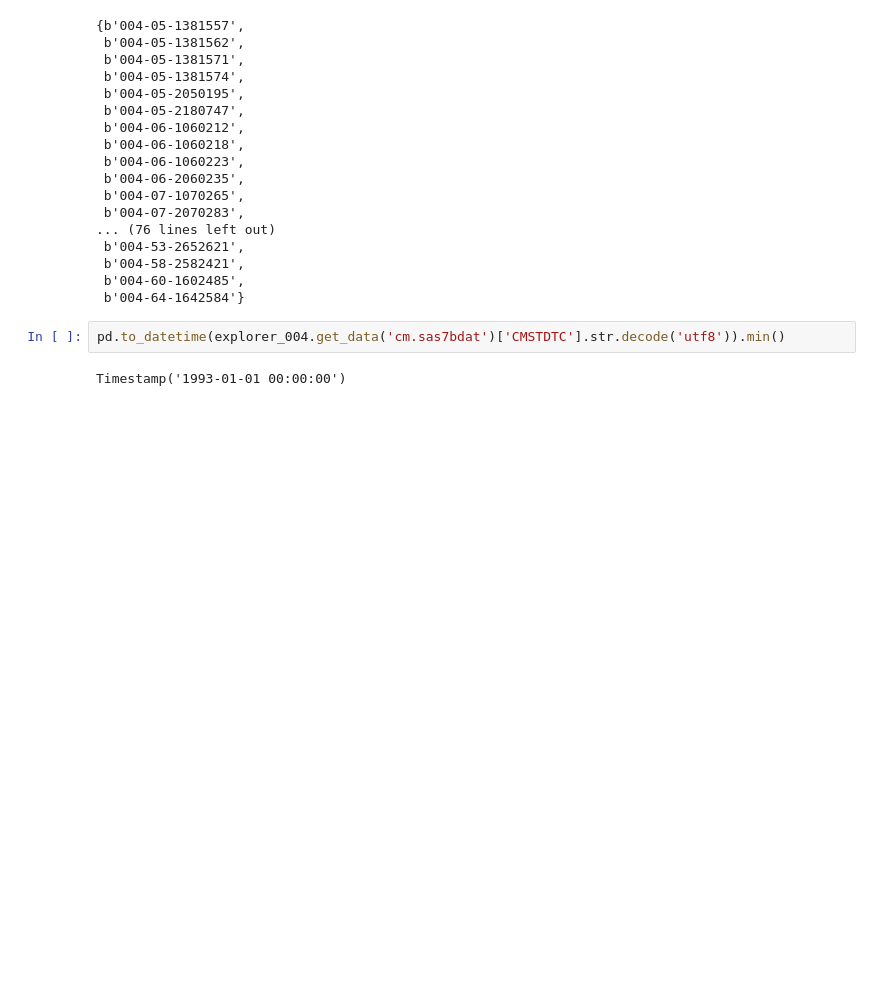
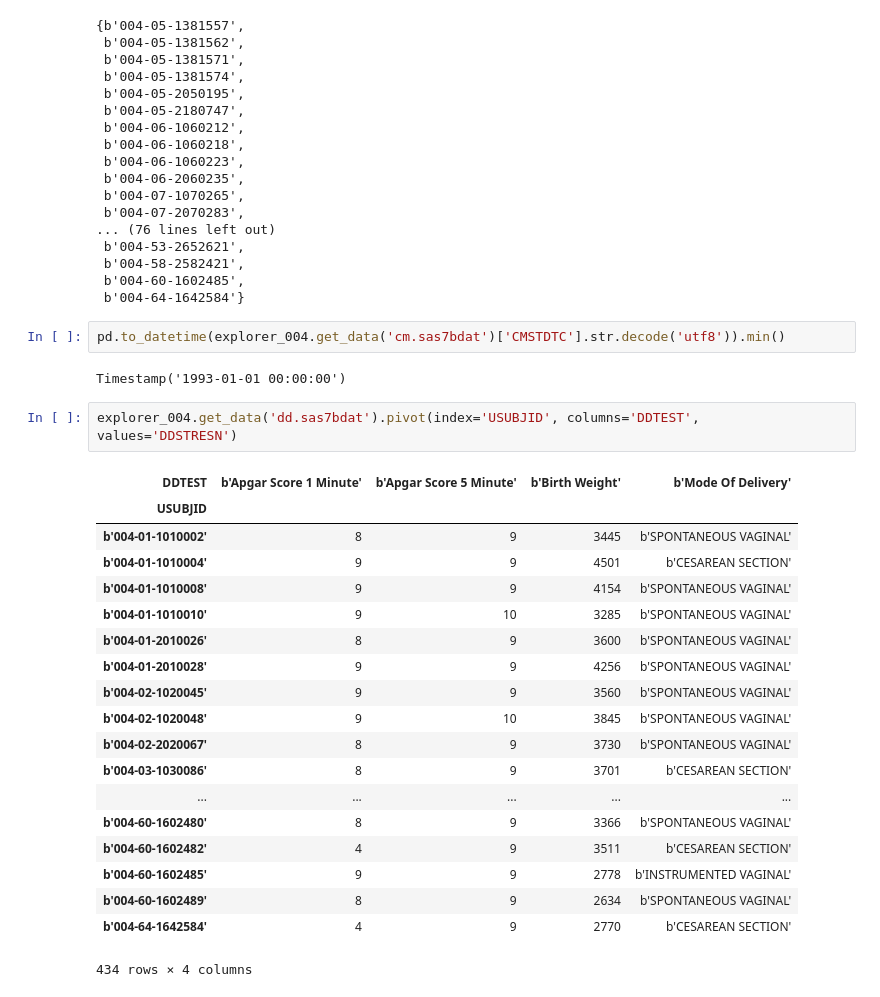
Before and after one commit to jzhao0802/ferring, a Jupyter notebook: 00_raw_data_processing/data_exploration/04_check_medical_history_adverse_events.ipynb, the cells around one changed output. Drawn from its saved outputs; the diff is of its cells as text; blank space fills up the shorter version.

```diff
--- a/00_raw_data_processing/data_exploration/04_check_medical_history_adverse_events.ipynb
+++ b/00_raw_data_processing/data_exploration/04_check_medical_history_adverse_events.ipynb
@@ -360,3 +363,25 @@ l2-l1
 pd.to_datetime(explorer_004.get_data('cm.sas7bdat')['CMSTDTC'].str.decode('utf8')).min()
 # %% [output]
 Timestamp('1993-01-01 00:00:00')
+# %%
+explorer_004.get_data('dd.sas7bdat').pivot(index='USUBJID', columns='DDTEST', values='DDSTRESN')
+# %% [output]
+| DDTEST | b'Apgar Score 1 Minute' | b'Apgar Score 5 Minute' | b'Birth Weight' | b'Mode Of Delivery' |
+| USUBJID |  |  |  |  |
+| b'004-01-1010002' | 8 | 9 | 3445 | b'SPONTANEOUS VAGINAL' |
+| b'004-01-1010004' | 9 | 9 | 4501 | b'CESAREAN SECTION' |
+| b'004-01-1010008' | 9 | 9 | 4154 | b'SPONTANEOUS VAGINAL' |
+| b'004-01-1010010' | 9 | 10 | 3285 | b'SPONTANEOUS VAGINAL' |
+| b'004-01-2010026' | 8 | 9 | 3600 | b'SPONTANEOUS VAGINAL' |
+| b'004-01-2010028' | 9 | 9 | 4256 | b'SPONTANEOUS VAGINAL' |
+| b'004-02-1020045' | 9 | 9 | 3560 | b'SPONTANEOUS VAGINAL' |
+| b'004-02-1020048' | 9 | 10 | 3845 | b'SPONTANEOUS VAGINAL' |
+| b'004-02-2020067' | 8 | 9 | 3730 | b'SPONTANEOUS VAGINAL' |
+| b'004-03-1030086' | 8 | 9 | 3701 | b'CESAREAN SECTION' |
+| ... | ... | ... | ... | ... |
+| b'004-60-1602480' | 8 | 9 | 3366 | b'SPONTANEOUS VAGINAL' |
+| b'004-60-1602482' | 4 | 9 | 3511 | b'CESAREAN SECTION' |
+| b'004-60-1602485' | 9 | 9 | 2778 | b'INSTRUMENTED VAGINAL' |
+| b'004-60-1602489' | 8 | 9 | 2634 | b'SPONTANEOUS VAGINAL' |
+| b'004-64-1642584' | 4 | 9 | 2770 | b'CESAREAN SECTION' |
+434 rows × 4 columns
```
Also changed, not shown: parts of 3 cells of this notebook, 6 other files.
